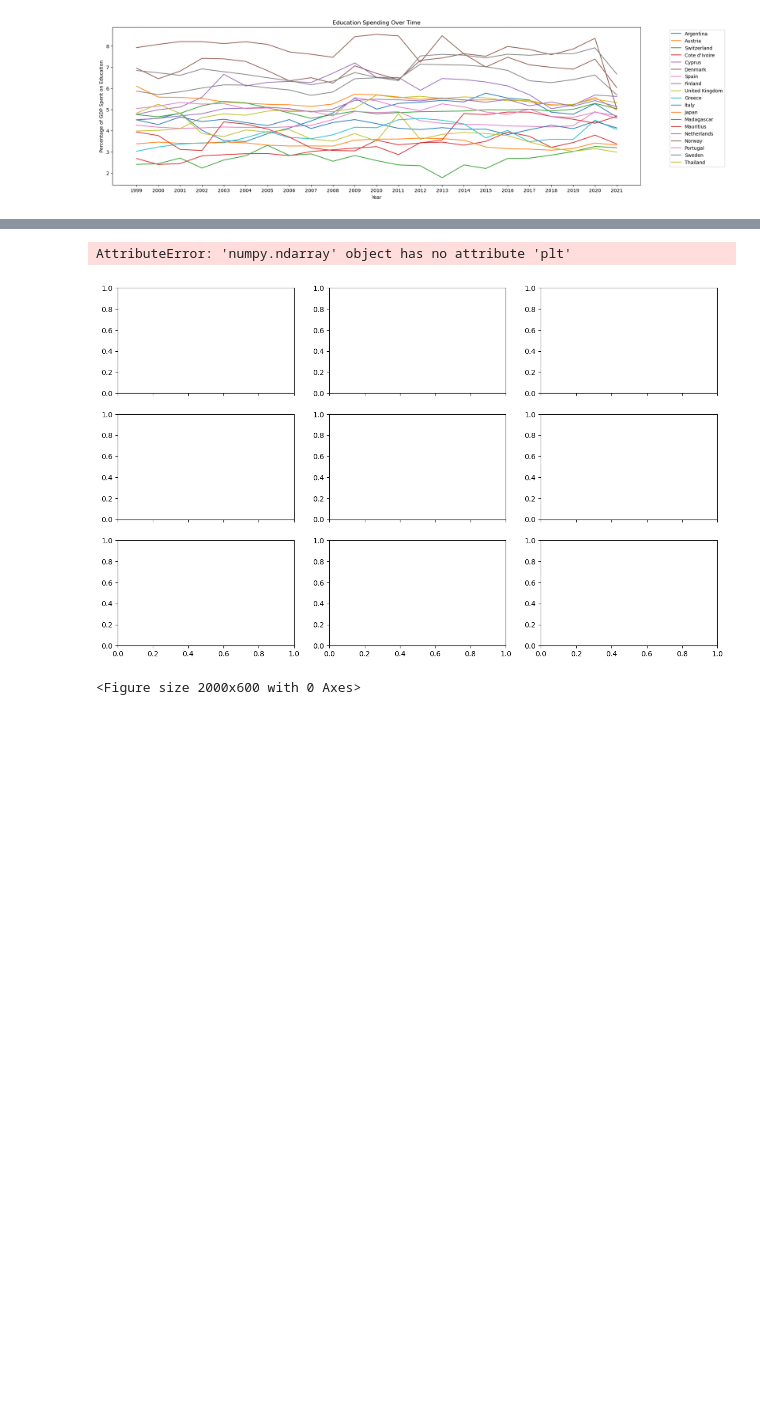
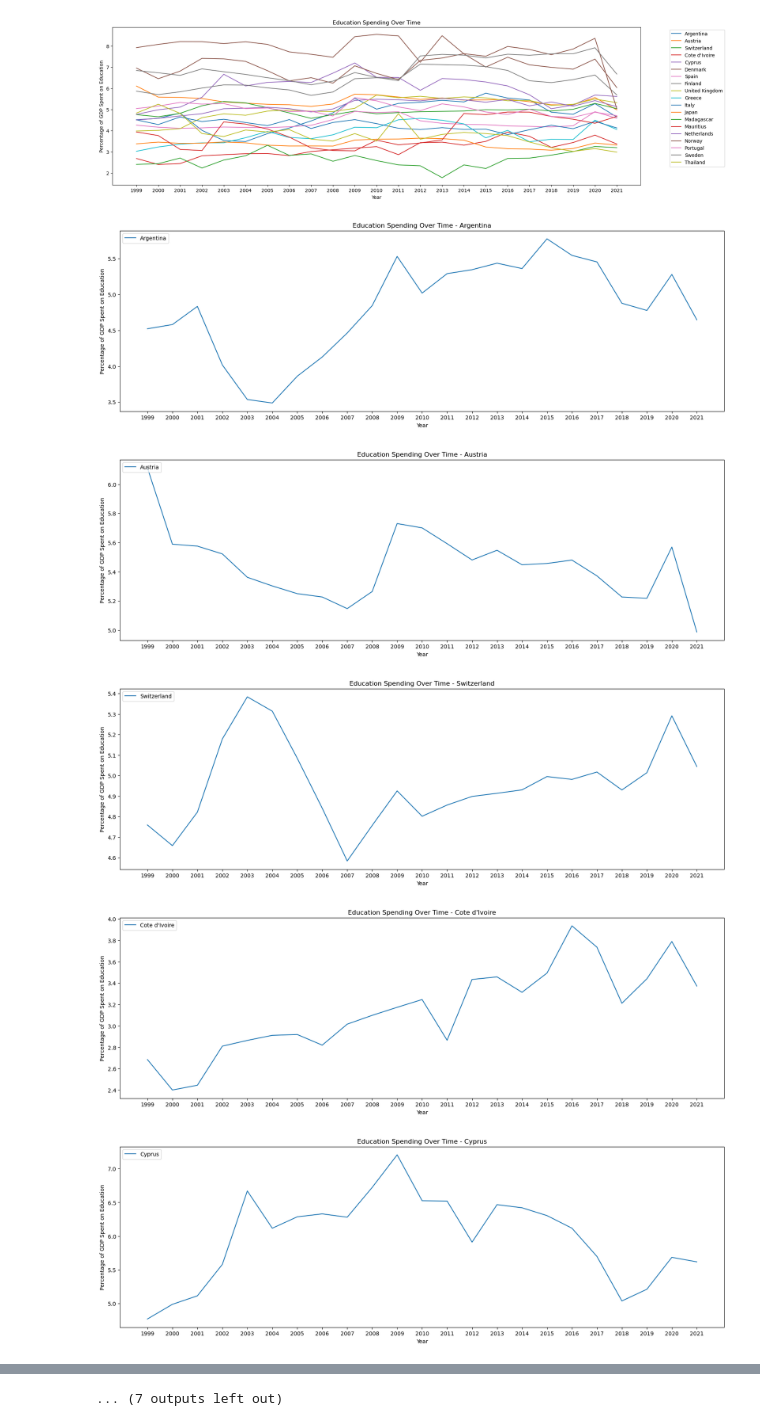
Before and after one commit to Gracious-Ogbeme/Panda-Premiere-Project, a Jupyter notebook: pandas_project_1.ipynb, the cells around one changed output, grey strips where cells are left out. Drawn from its saved outputs; the diff is of its cells as text; code cells hidden in the pictures; blank space fills up the shorter version.

```diff
--- a/pandas_project_1.ipynb
+++ b/pandas_project_1.ipynb
@@ -160,17 +160,20 @@ plt.show()
 # %% [output]
 [figure]
 # %%
-fig, axes = plt.subplots(3,3, figsize=(15, 9), sharex=True)
-axes = axes.flatten()
-plt.figure(figsize=(20, 6))
+#plots for individual countries
+
 for country in data['Country Name'].unique():
     country_data = data[data['Country Name'] == country]
-axes.plt(years, country_data.iloc[0, 1:-1].values.flatten(), marker='o', color='b', label=country)
-axes.set_title('Education Spending Over Time')
-axes.set_xlabel('Year')
-axes.set_ylabel('Percentage of GDP Spent on Education')
-axes.set_xticks(years)
-axes.tick_params(axis='x', rotation=45)
-axes.grid(True)
-plt,show()
+    plt.figure(figsize=(20, 6))
+    plt.plot(country_data.columns[1:-1], country_data.iloc[0, 1:-1], label=country)
+    plt.title(f'Education Spending Over Time - {country}')
+    plt.xlabel('Year')
+    plt.ylabel('Percentage of GDP Spent on Education')
+    plt.legend(loc='upper left')
+    plt.show()
 # %% [output]
+[figure, new version]
+[figure, added]
+[figure, added]
+[figure, added]
+[figure, added]
@@ -177,3 +187 @@ plt,show()
-AttributeError: 'numpy.ndarray' object has no attribute 'plt'
+... (7 outputs left out)
-[figure, old version]
-<Figure size 2000x600 with 0 Axes>
```
Also changed, not shown: parts of 5 cells of this notebook.
